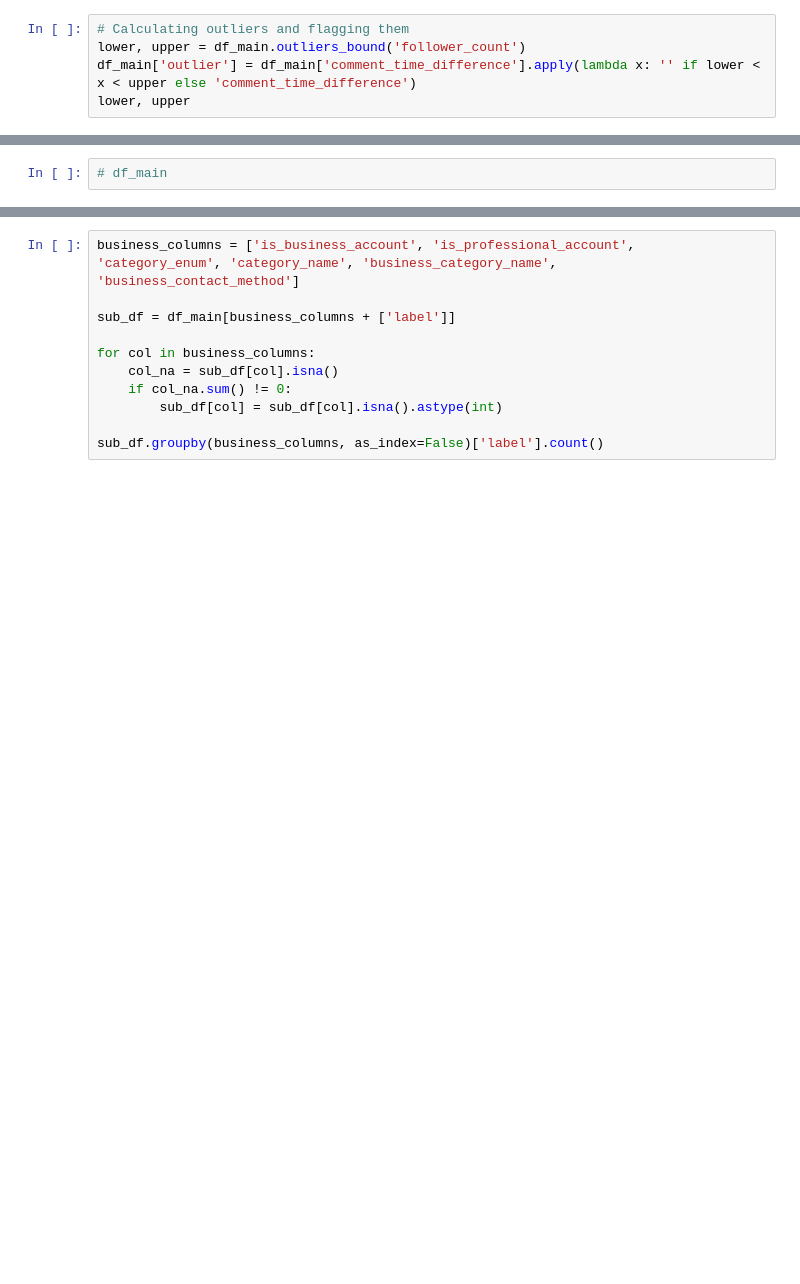
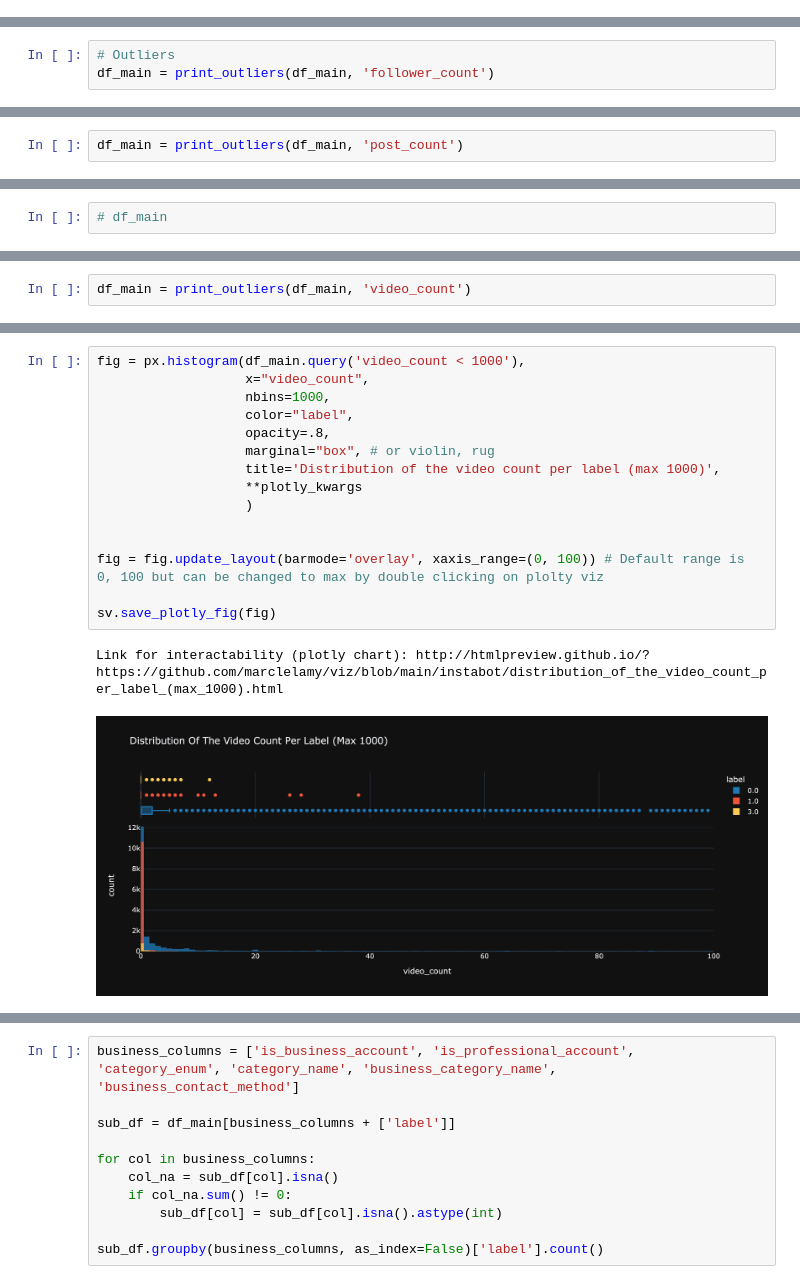
Before and after one commit to marclelamy/instagram_bot_classification, a Jupyter notebook: 4_data_exploration_feature_eng.ipynb, the cells around one changed output, grey strips where cells are left out. Cells and saved outputs as stored; diff of their text form; blank space fills up the shorter version.

```diff
--- a/4_data_exploration_feature_eng.ipynb
+++ b/4_data_exploration_feature_eng.ipynb
@@ -627,5 +684,0 @@ The other type of bot have a higher distribution.
-# %%
-# Calculating outliers and flagging them
-lower, upper = df_main.outliers_bound('follower_count')
-df_main['outlier'] = df_main['comment_time_difference'].apply(lambda x: '' if lower < x < upper else 'comment_time_difference')
-lower, upper
@@ -828,0 +694,3 @@ print(f'Unique words: {len(set(all_words)):,}')
+# %%
+# Outliers
+df_main = print_outliers(df_main, 'follower_count')
@@ -828,0 +750,2 @@ print(f'Unique words: {len(set(all_words)):,}')
+# %%
+df_main = print_outliers(df_main, 'post_count')
@@ -835,0 +811,2 @@ plot_grams(df_bio_grams)
+# %%
+df_main = print_outliers(df_main, 'video_count')
@@ -835,0 +830,18 @@ plot_grams(df_bio_grams)
+# %%
+fig = px.histogram(df_main.query('video_count < 1000'),
+                   x="video_count",
+                   nbins=1000,
+                   color="label",
+                   opacity=.8,
+                   marginal="box", # or violin, rug
+                   title='Distribution of the video count per label (max 1000)',
+                   **plotly_kwargs
+                   )
+
+
+fig = fig.update_layout(barmode='overlay', xaxis_range=(0, 100)) # Default range is 0, 100 but can be changed to max by double clicking on plolty viz
+
+sv.save_plotly_fig(fig)
+# %% [output]
+Link for interactability (plotly chart): http://htmlpreview.github.io/?https://github.com/marclelamy/viz/blob/main/instabot/distribution_of_the_video_count_per_label_(max_1000).html
+[figure, added]
```
Also changed, not shown: parts of 98 cells of this notebook, 1 other file.
